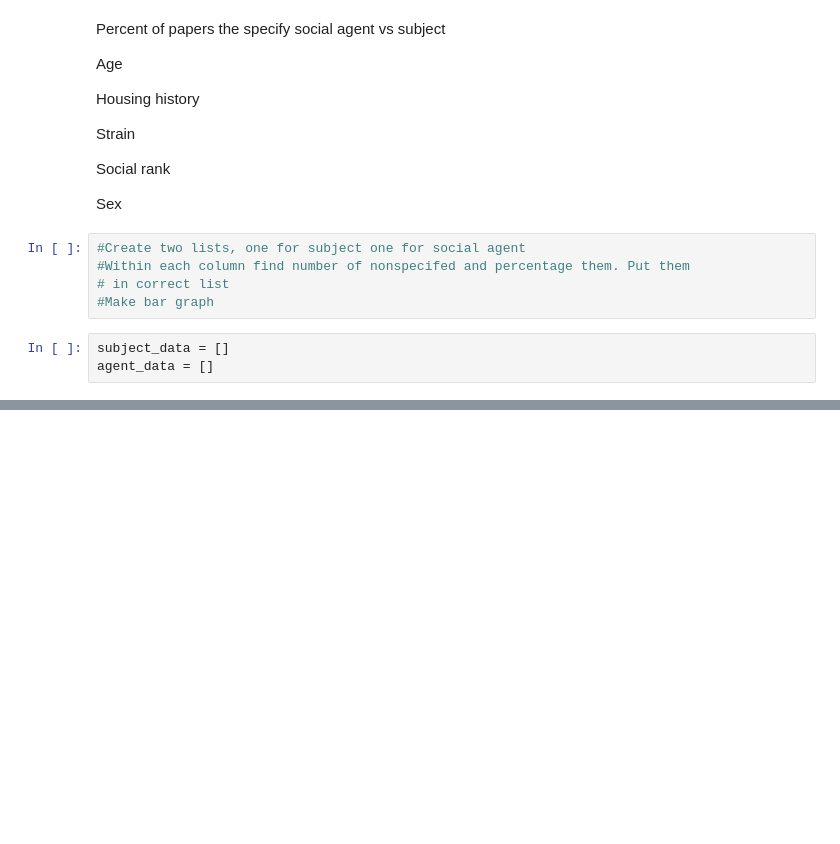
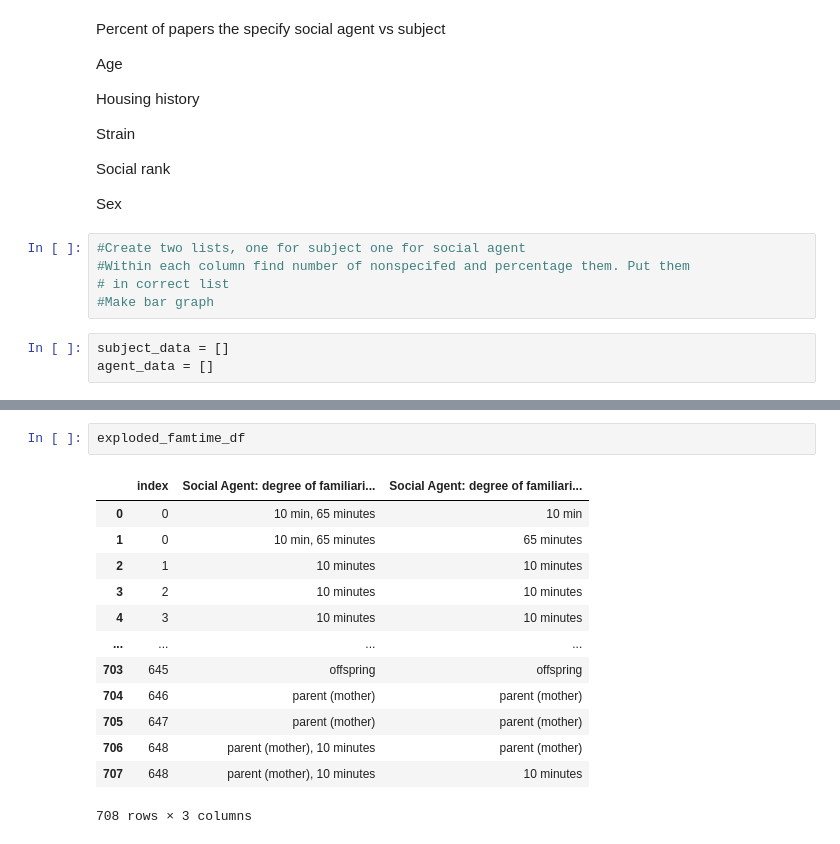
Before and after one commit to padillacoreanolab/literature_review_processing, a Jupyter notebook: results/2022_09_09_literature_review_processing/Graphs for Literature Review.ipynb, the cells around one changed output, grey strips where cells are left out. Cells and saved outputs as stored; diff of their text form; blank space fills up the shorter version.

```diff
--- a/results/2022_09_09_literature_review_processing/Graphs for Literature Review.ipynb
+++ b/results/2022_09_09_literature_review_processing/Graphs for Literature Review.ipynb
@@ -200,0 +276,16 @@ dfam_df = pd.read_csv(r"./data/Lit Review - Copy of Form Responses.csv",usecols
+# %%
+exploded_famtime_df
+# %% [output]
+|  | index | Social Agent: degree of familiari... | Social Agent: degree of familiari... |
+| 0 | 0 | 10 min, 65 minutes | 10 min |
+| 1 | 0 | 10 min, 65 minutes | 65 minutes |
+| 2 | 1 | 10 minutes | 10 minutes |
+| 3 | 2 | 10 minutes | 10 minutes |
+| 4 | 3 | 10 minutes | 10 minutes |
+| ... | ... | ... | ... |
+| 703 | 645 | offspring | offspring |
+| 704 | 646 | parent (mother) | parent (mother) |
+| 705 | 647 | parent (mother) | parent (mother) |
+| 706 | 648 | parent (mother), 10 minutes | parent (mother) |
+| 707 | 648 | parent (mother), 10 minutes | 10 minutes |
+708 rows × 3 columns
```
Also changed, not shown: parts of 35 cells of this notebook.
